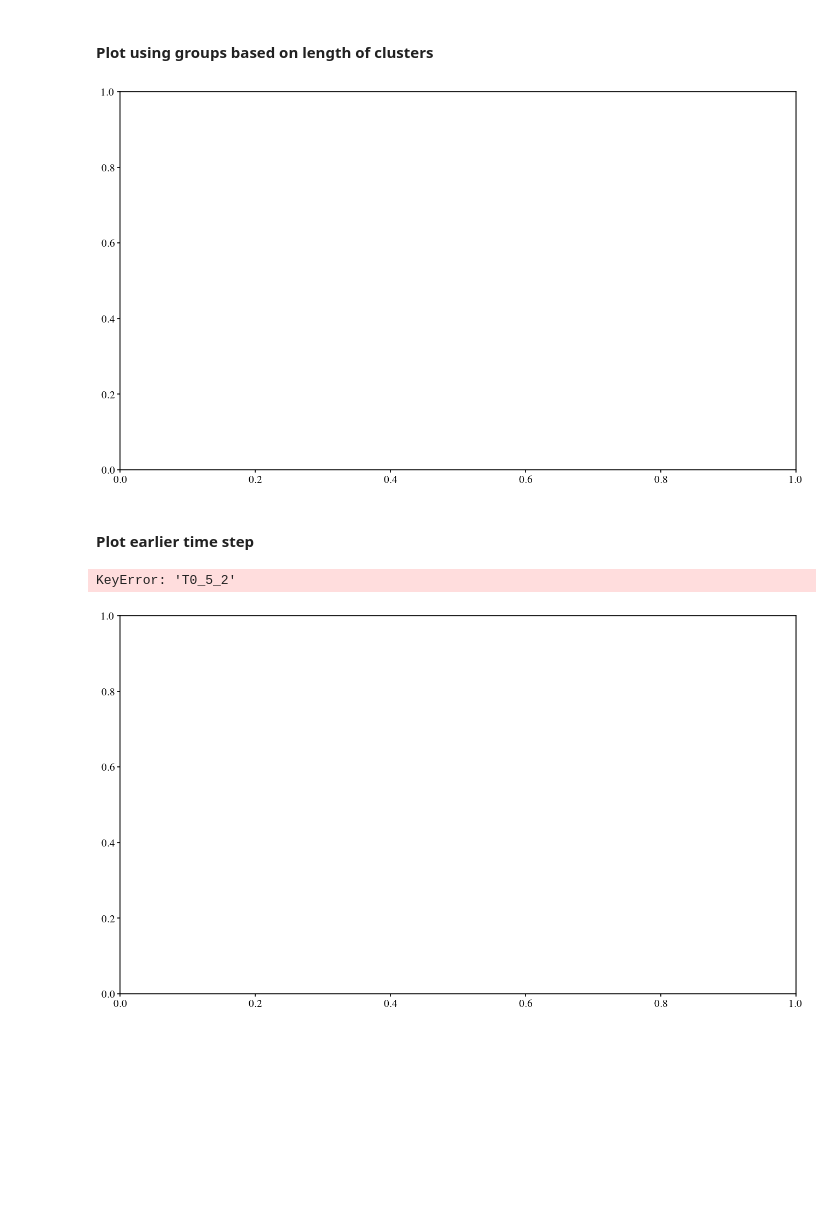
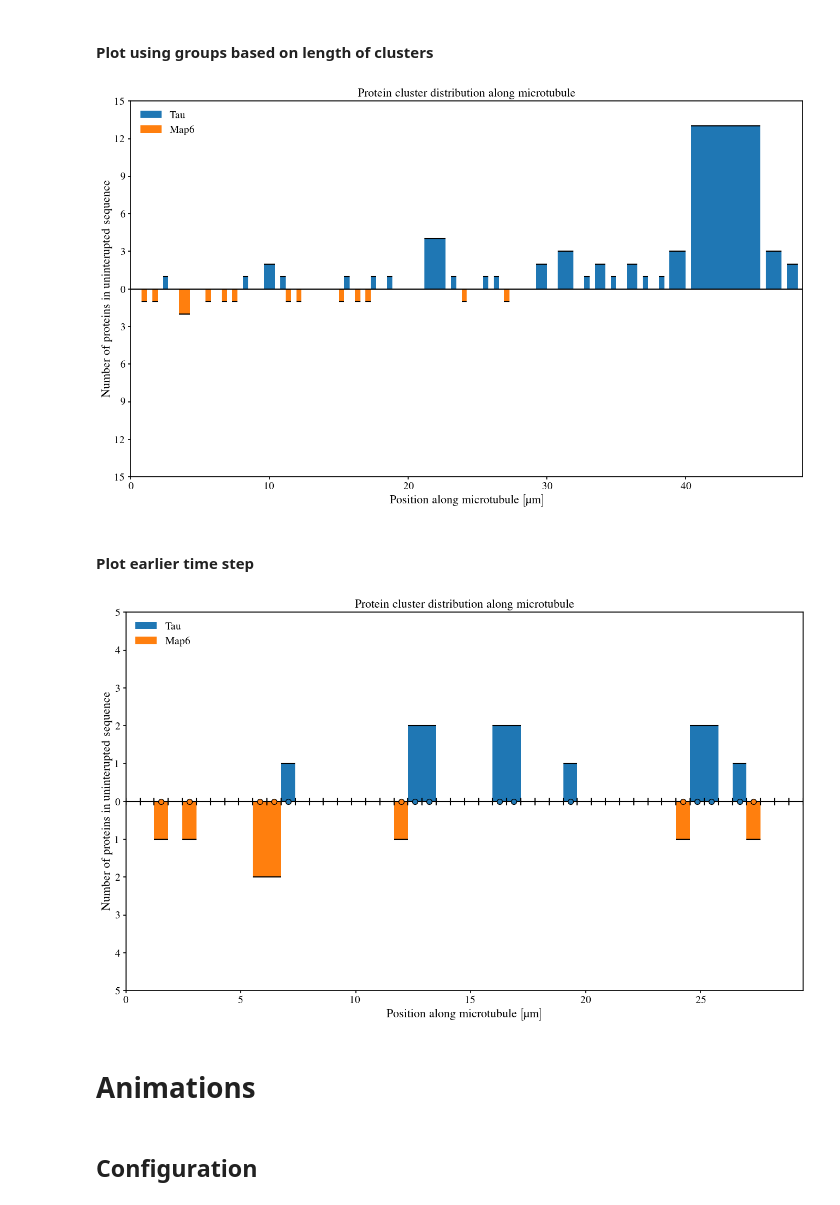
Before and after one commit to CWU-Computational-Biophysics/tau_mts, a Jupyter notebook: analysis.ipynb, the cells around one changed output. Cells and saved outputs as stored; diff of their text form; code cells hidden in the pictures; blank space fills up the shorter version.

```diff
--- a/analysis.ipynb
+++ b/analysis.ipynb
@@ -23,7 +24,7 @@ from rich import print
 from tqdm import tqdm
 # %%
 # define the data directory
-data_dir = Path("data", "sample_data")
+data_dir = Path("data", "craig_data")
 
 # configure plotting
 # define the figure save directory
@@ -693,15 +700,15 @@ def plot_clusters(
 # %%
 # plot the protein cluster distribution using the function
 # define the figure
 fig, ax = plt.subplots(figsize=(16, 9))
 
 # plot the clusters
-plot_clusters(fig, ax, name="T0_5_2", sim_dict=sim_dict, time_step=-1, protein_points_size=0, binding_ticks=False)
+plot_clusters(fig, ax, name="Tausim_4_053124", sim_dict=sim_dict, time_step=-1, protein_points_size=0, binding_ticks=False)
 
 # save the figure
 fig.savefig(figure_dir / r"protein_cluster_distribution")
 # %% [output]
-[figure, old version]
+[figure, new version]
 # %% [markdown]
 #### Plot earlier time step
 # %%
@@ -710,10 +717,13 @@ fig.savefig(figure_dir / r"protein_cluster_distribution")
 fig, ax = plt.subplots(figsize=(16, 9))
 
 # plot the clusters
-plot_clusters(fig, ax, name="T0_5_2", sim_dict=sim_dict, time_step=200, protein_points_size=50, binding_ticks=True)
+plot_clusters(fig, ax, name="Tausim_4_053124", sim_dict=sim_dict, time_step=200, protein_points_size=50, binding_ticks=True)
 
 # save the figure
 fig.savefig(figure_dir / r"protein_cluster_distribution_explainer")
 # %% [output]
-KeyError: 'T0_5_2'
-[figure, old version]
+[figure, new version]
+# %% [markdown]
+# Animations
+# %% [markdown]
+## Configuration
```
Also changed, not shown: parts of 14 cells of this notebook, 7 other files.
